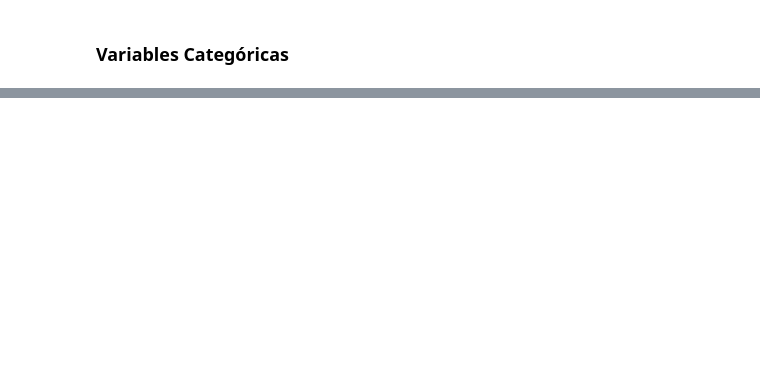
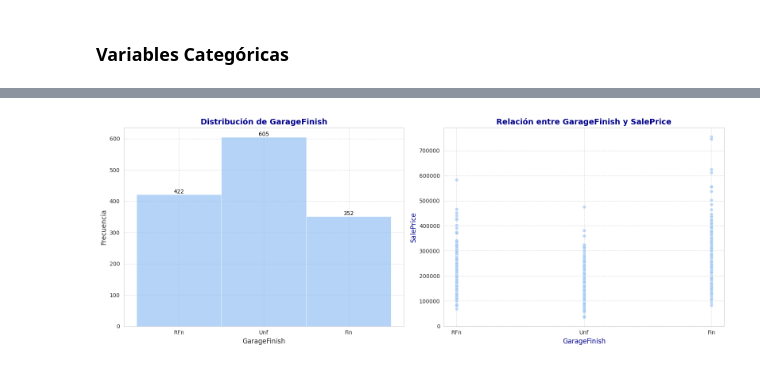
Before and after one commit to 1Dnns/Regression-Projects, a Jupyter notebook: House Prices/notebooks/feacture_engineering.ipynb, the cells around one changed output, grey strips where cells are left out. Saved outputs shown, nothing was run; the diff lists cells and outputs as text; code cells hidden in the pictures; blank space fills up the shorter version.

```diff
--- a/House Prices/notebooks/feacture_engineering.ipynb
+++ b/House Prices/notebooks/feacture_engineering.ipynb
@@ -213,0 +300,4 @@ por hacer
+# %%
+analizar_columna_cat(data_train, data_train,'GarageFinish')
+# %% [output]
+[figure, added]
```
Also changed, not shown: parts of 49 cells of this notebook.
